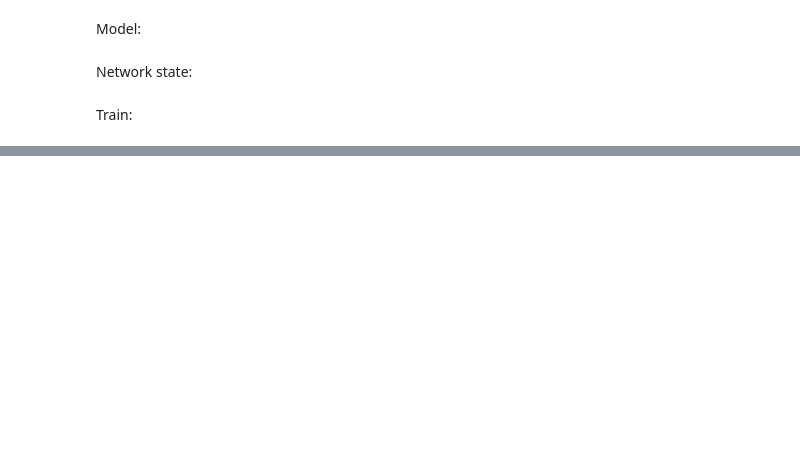
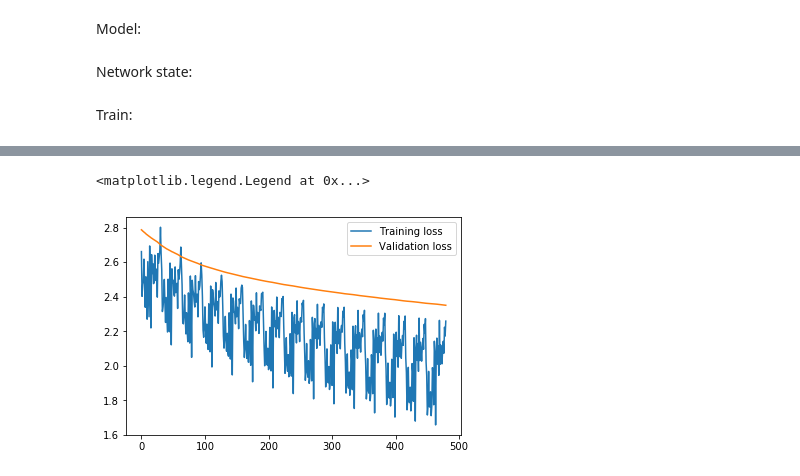
Before and after one commit to mmakowski/oxford-deepnlp-practical3, a Jupyter notebook: classification-rnn.ipynb, the cells around one changed output, grey strips where cells are left out. Saved outputs shown, nothing was run; the diff lists cells and outputs as text; code cells hidden in the pictures; blank space fills up the shorter version.

Commit message:
first attempt: only feed prefixes of talks

```diff
--- a/classification-rnn.ipynb
+++ b/classification-rnn.ipynb
@@ -201,0 +176,38 @@ test set accuracy:  0.329218
+# %%
+
+pred = model(text, textlen, weights, biases)
+
+cost = tf.reduce_mean(tf.nn.softmax_cross_entropy_with_logits(pred, label))
+optimizer = tf.train.GradientDescentOptimizer(learning_rate).minimize(cost)
+
+init = tf.global_variables_initializer()
+
+correct_pred = tf.equal(tf.argmax(pred, 1), tf.argmax(label, 1))
+accuracy = tf.reduce_mean(tf.cast(correct_pred, tf.float32))
+
+losses = {'train': [], 'validation': []}
+
+def inputs(data_batch):
+    text_matrix = np.array([text for (text, _, _) in data_batch])
+    length_matrix = np.array([length for (_, length, _) in data_batch])
+    label_matrix = np.array([label for (_, _, label) in data_batch])
+    return text_matrix, length_matrix, label_matrix
+
+val_text, val_length, val_label = inputs(validation)
+# %%
+with tf.Session() as sess:
+    sess.run(init)
+
+    for epoch in range(training_epochs):
+        train_loss = 0.
+        validation_loss = 0.
+        validation_accuracy = 0.
+        total_batch = int(np.ceil(len(training) / batch_size))
+        for i in range(total_batch):
+            batch = training[i * batch_size : (i+1) * batch_size]
+            batch_text, batch_length, batch_label = inputs(batch)
+            _, train_loss = sess.run([optimizer, cost], feed_dict = { text: batch_text, textlen: batch_length, label: batch_label})
+            vaidation_accuracy, validation_loss = sess.run([accuracy, cost], feed_dict={text: val_text, textlen: val_length, label: val_label})
+            losses['validation'].append(validation_loss)
+            losses['train'].append(train_loss)
+        print("Epoch:", '%04d' % (epoch+1), "validation accuracy:", "{:.9f}".format(validation_accuracy))
@@ -201,0 +230,10 @@ test set accuracy:  0.329218
+# %%
+import matplotlib.pyplot as plt
+%matplotlib inline
+
+plt.plot(losses['train'], label='Training loss')
+plt.plot(losses['validation'], label='Validation loss')
+plt.legend()
+# %% [output]
+<matplotlib.legend.Legend at 0x...>
+[figure, added]
```
Also changed, not shown: parts of 18 cells of this notebook.
